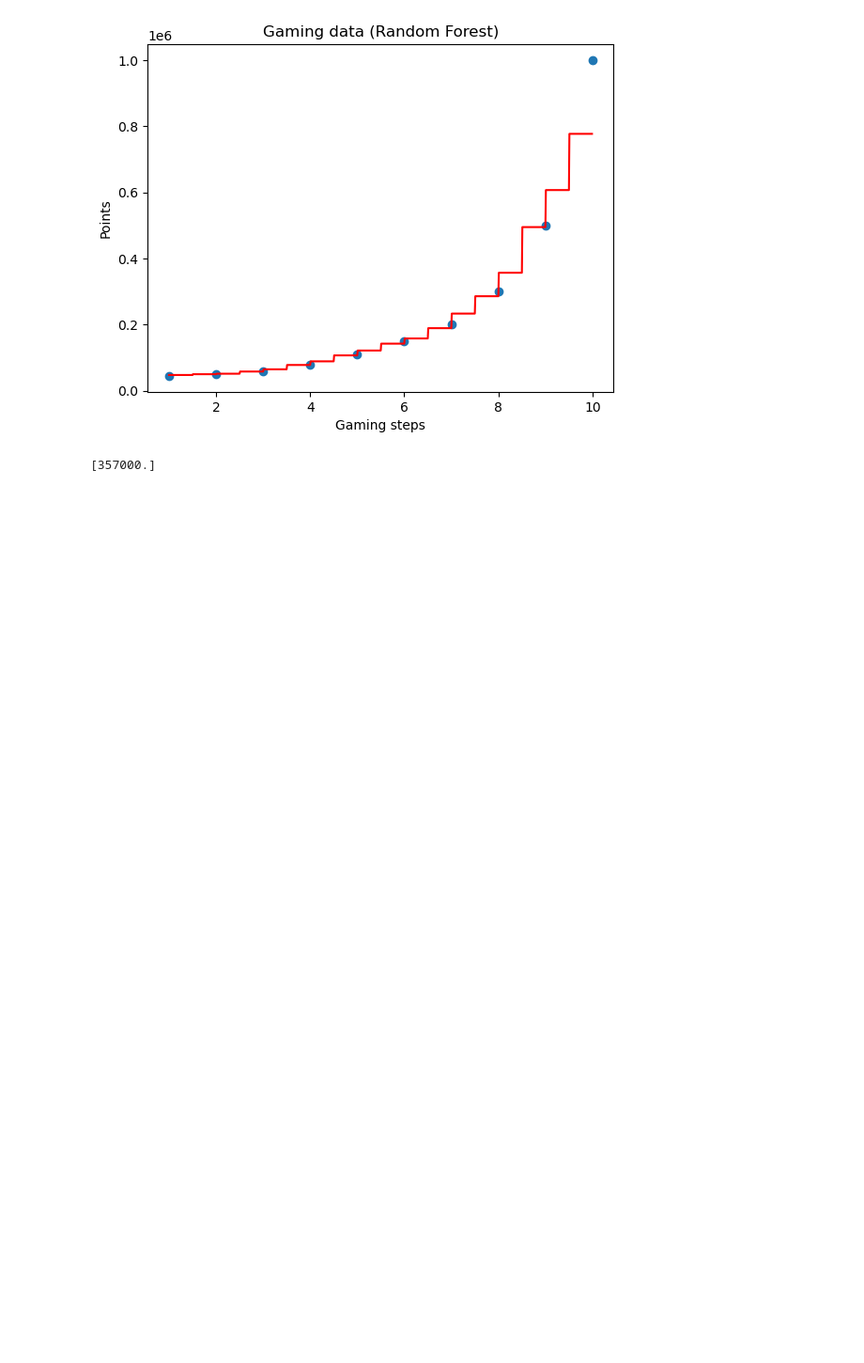
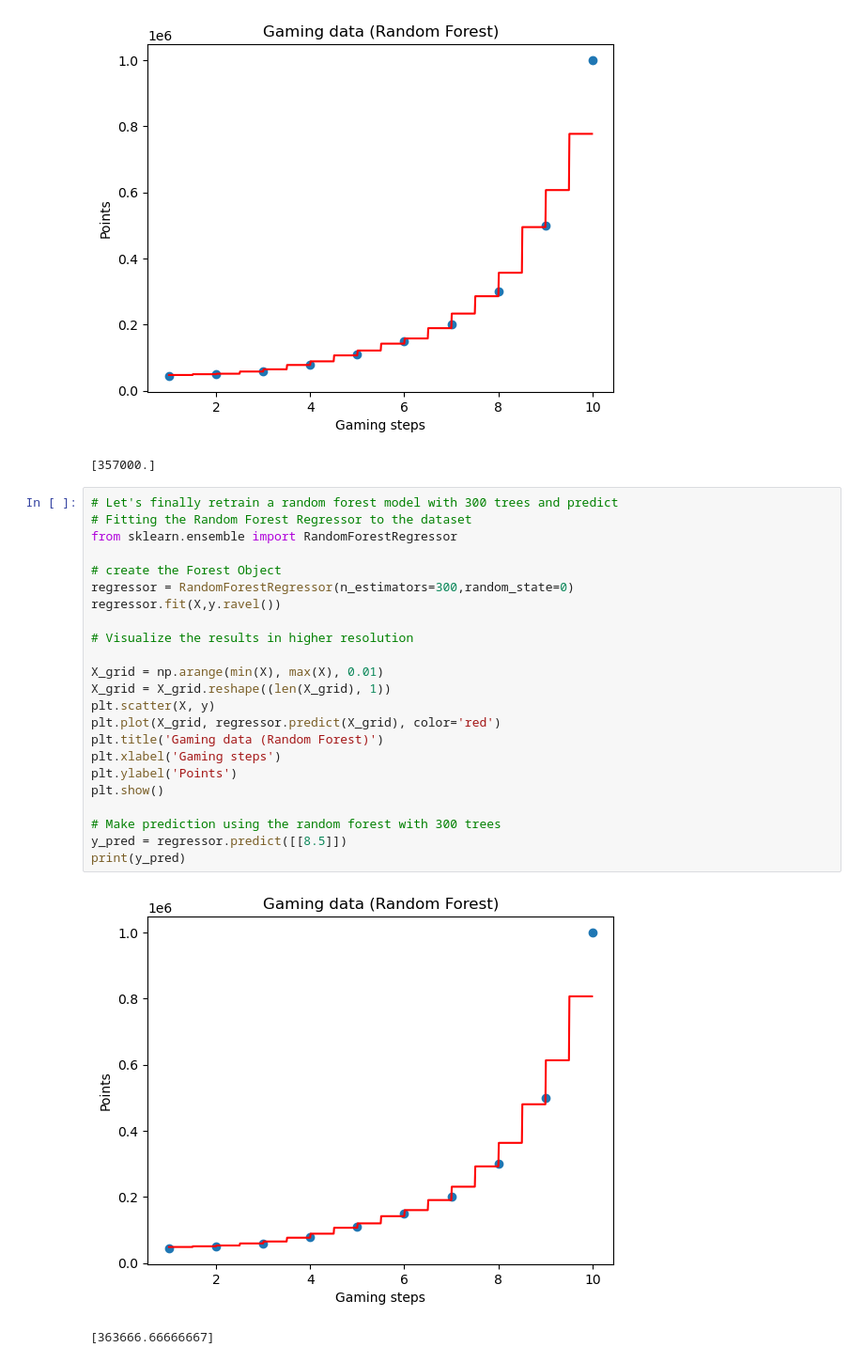
Before and after one commit to Ezerioha-ifeanyi/Regression-3, a Jupyter notebook: Regression.ipynb, the cells around one changed output. Shown at 94% size. Saved outputs shown, nothing was run; the diff lists cells and outputs as text; blank space fills up the shorter version.

Commit message:
finally retrained the model with 300 trees and made prediction

```diff
--- a/Regression.ipynb
+++ b/Regression.ipynb
@@ -78,3 +78,29 @@ print(y_pred)
 # %% [output]
 [figure]
 [357000.]
+# %%
+# Let's finally retrain a random forest model with 300 trees and predict
+# Fitting the Random Forest Regressor to the dataset
+from sklearn.ensemble import RandomForestRegressor
+
+# create the Forest Object
+regressor = RandomForestRegressor(n_estimators=300,random_state=0)
+regressor.fit(X,y.ravel())
+
+# Visualize the results in higher resolution
+
+X_grid = np.arange(min(X), max(X), 0.01)
+X_grid = X_grid.reshape((len(X_grid), 1))
+plt.scatter(X, y)
+plt.plot(X_grid, regressor.predict(X_grid), color='red')
+plt.title('Gaming data (Random Forest)')
+plt.xlabel('Gaming steps')
+plt.ylabel('Points')
+plt.show()
+
+# Make prediction using the random forest with 300 trees
+y_pred = regressor.predict([[8.5]])
+print(y_pred)
+# %% [output]
+[figure, added]
+[363666.66666667]
```
